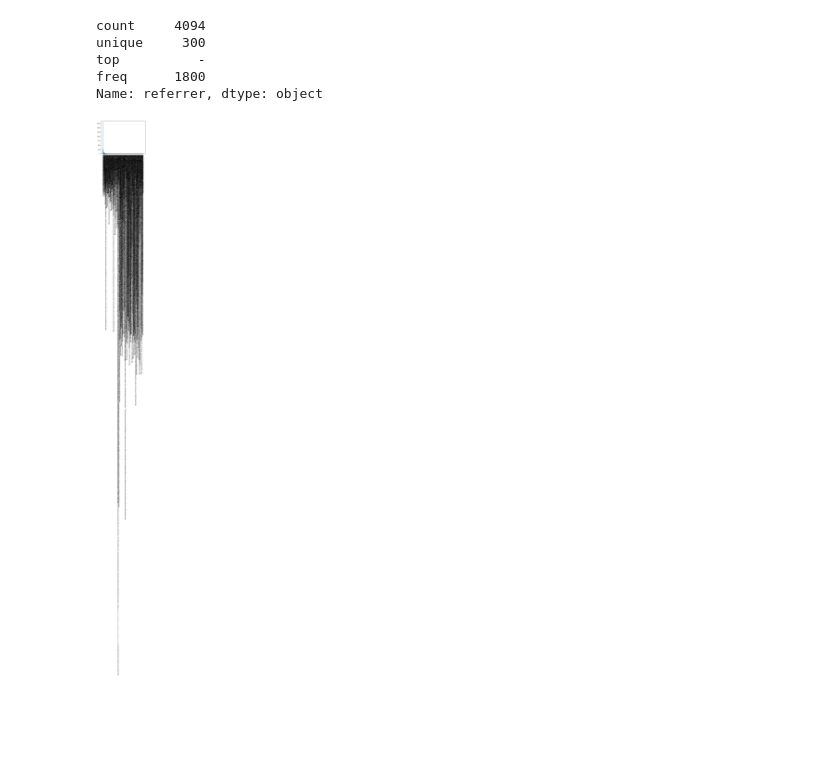
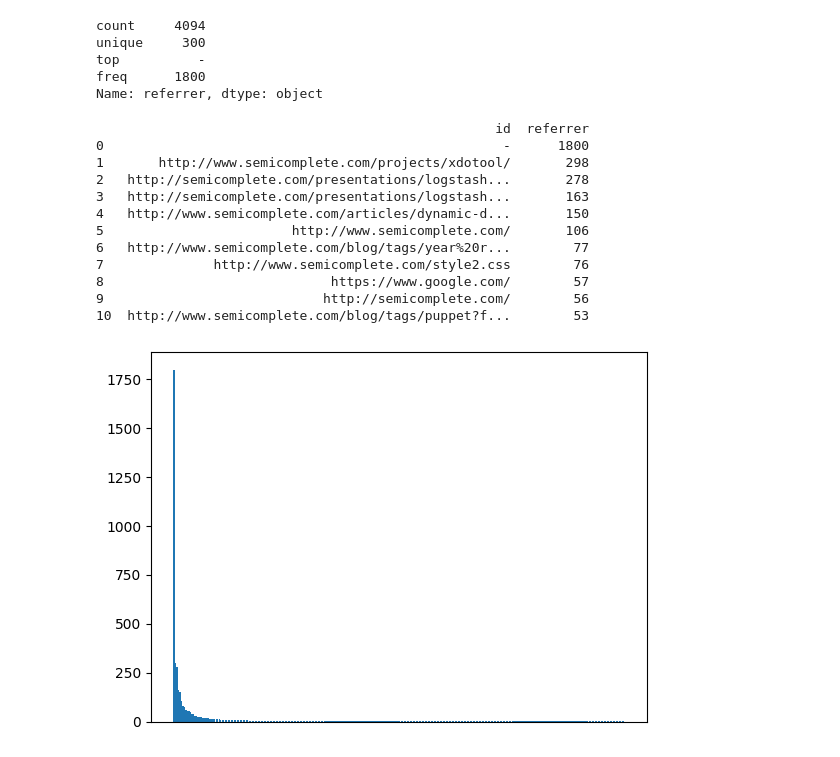
Before and after one commit to KritiJain01/AI-Lab, a Jupyter notebook: AIAssignment1.ipynb, the cells around one changed output. Saved outputs shown, nothing was run; the diff lists cells and outputs as text; code cells hidden in the pictures; blank space fills up the shorter version.

```diff
--- a/AIAssignment1.ipynb
+++ b/AIAssignment1.ipynb
@@ -52,7 +52,7 @@ print("finish")
 # %%
 import pandas as pd
 import matplotlib.pyplot as plt
-log_df = pd.read_csv("/content/drive/MyDrive/CSAI/Year 2/Artificial Intelligence/access.csv", index_col = False)
+log_df = pd.read_csv("/content/drive/MyDrive/Year 2/Artificial Intelligence/access.csv", index_col = False)
 # %%
 log_df.head()
 # %% [output]
@@ -74,14 +74,26 @@ Name: referrer, dtype: object
 # %%
 # Most hits by URL, thus finding the URL with most hits
 URL = pd.DataFrame(log_df['referrer'].value_counts())
 URL.index.name = 'id'
 URL.reset_index(inplace = True)
-URL
+print(URL.head(11))
 plt.bar(URL['id'], URL['referrer'])
-plt.xticks(rotation = 90)
+plt.xticks([])
 plt.show()
 # %% [output]
+                                                   id  referrer
+0                                                   -      1800
+1       http://www.semicomplete.com/projects/xdotool/       298
+2   http://semicomplete.com/presentations/logstash...       278
+3   http://semicomplete.com/presentations/logstash...       163
+4   http://www.semicomplete.com/articles/dynamic-d...       150
+5                        http://www.semicomplete.com/       106
+6   http://www.semicomplete.com/blog/tags/year%20r...        77
+7              http://www.semicomplete.com/style2.css        76
+8                             https://www.google.com/        57
+9                            http://semicomplete.com/        56
+10  http://www.semicomplete.com/blog/tags/puppet?f...        53
-[figure, old version]
+[figure, new version]
 # %%
 ipaddresses = log_df.groupby('ip_address')
 # %%
```
Also changed, not shown: parts of 4 cells of this notebook.
